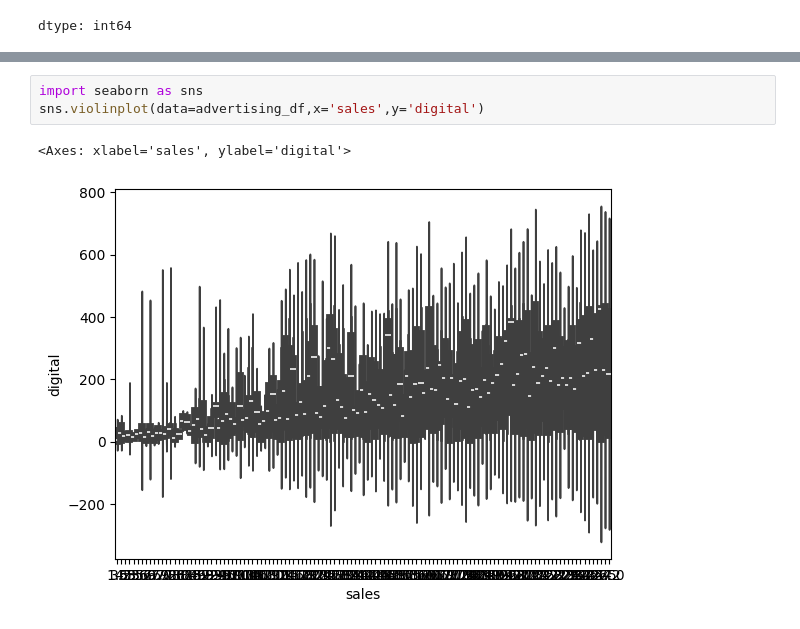
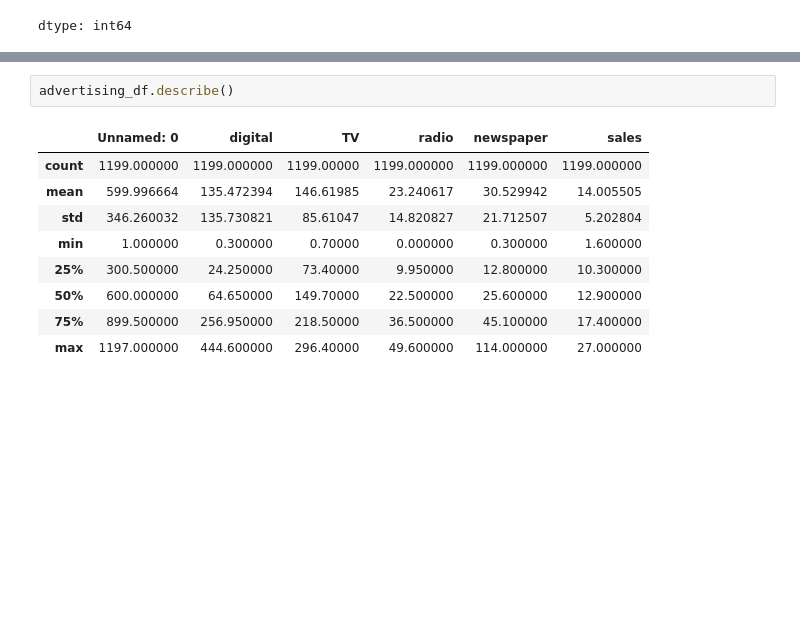
Before and after one commit to Capaquira/projectsLivreLow-code, a Jupyter notebook: MarketingProject.ipynb, the cells around one changed output, grey strips where cells are left out. Cells and saved outputs as stored; diff of their text form; blank space fills up the shorter version.

```diff
--- a/MarketingProject.ipynb
+++ b/MarketingProject.ipynb
@@ -71,6 +47,12 @@ array([22.1, 10.4,  9.3, 18.5, 12.9,  7.2, 11.8, 13.2,  4.8, 10.6,  8.6,
-# %%
-import seaborn as sns
-sns.violinplot(data=advertising_df,x='sales',y='digital')
-# %% [output]
-<Axes: xlabel='sales', ylabel='digital'>
-[figure, removed]
+# %%
+advertising_df.describe()
+# %% [output]
+|  | Unnamed: 0 | digital | TV | radio | newspaper | sales |
+| count | 1199.000000 | 1199.000000 | 1199.00000 | 1199.000000 | 1199.000000 | 1199.000000 |
+| mean | 599.996664 | 135.472394 | 146.61985 | 23.240617 | 30.529942 | 14.005505 |
+| std | 346.260032 | 135.730821 | 85.61047 | 14.820827 | 21.712507 | 5.202804 |
+| min | 1.000000 | 0.300000 | 0.70000 | 0.000000 | 0.300000 | 1.600000 |
+| 25% | 300.500000 | 24.250000 | 73.40000 | 9.950000 | 12.800000 | 10.300000 |
+| 50% | 600.000000 | 64.650000 | 149.70000 | 22.500000 | 25.600000 | 12.900000 |
+| 75% | 899.500000 | 256.950000 | 218.50000 | 36.500000 | 45.100000 | 17.400000 |
+| max | 1197.000000 | 444.600000 | 296.40000 | 49.600000 | 114.000000 | 27.000000 |
```
Also changed, not shown: parts of 5 cells of this notebook.
